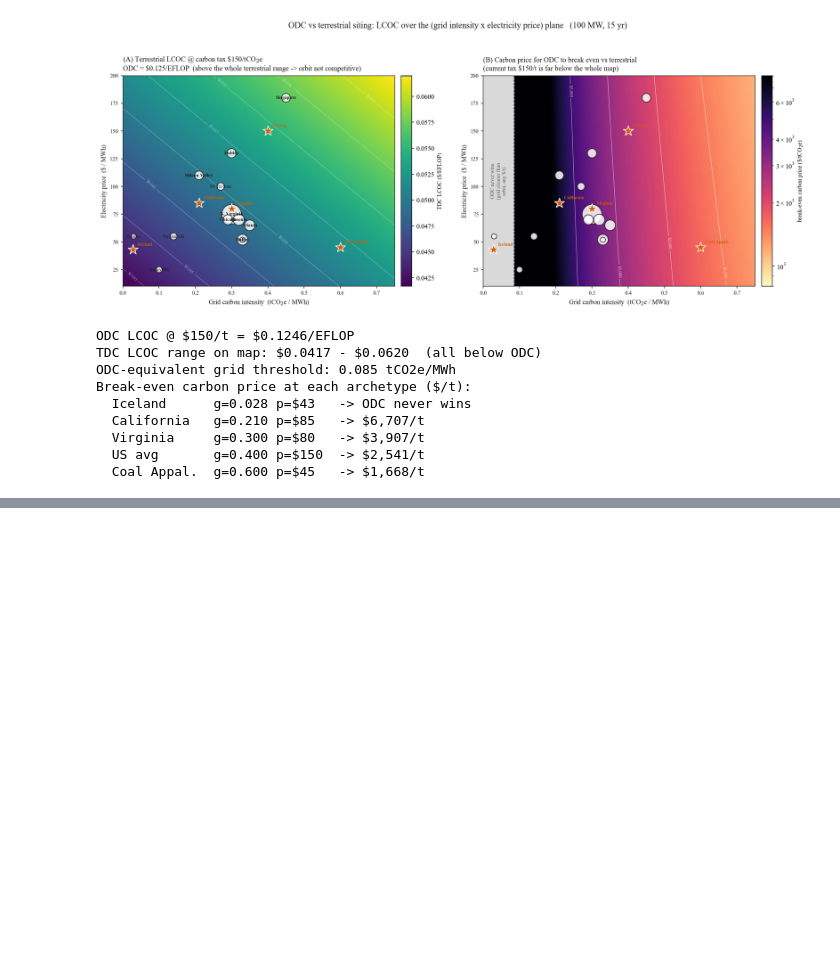
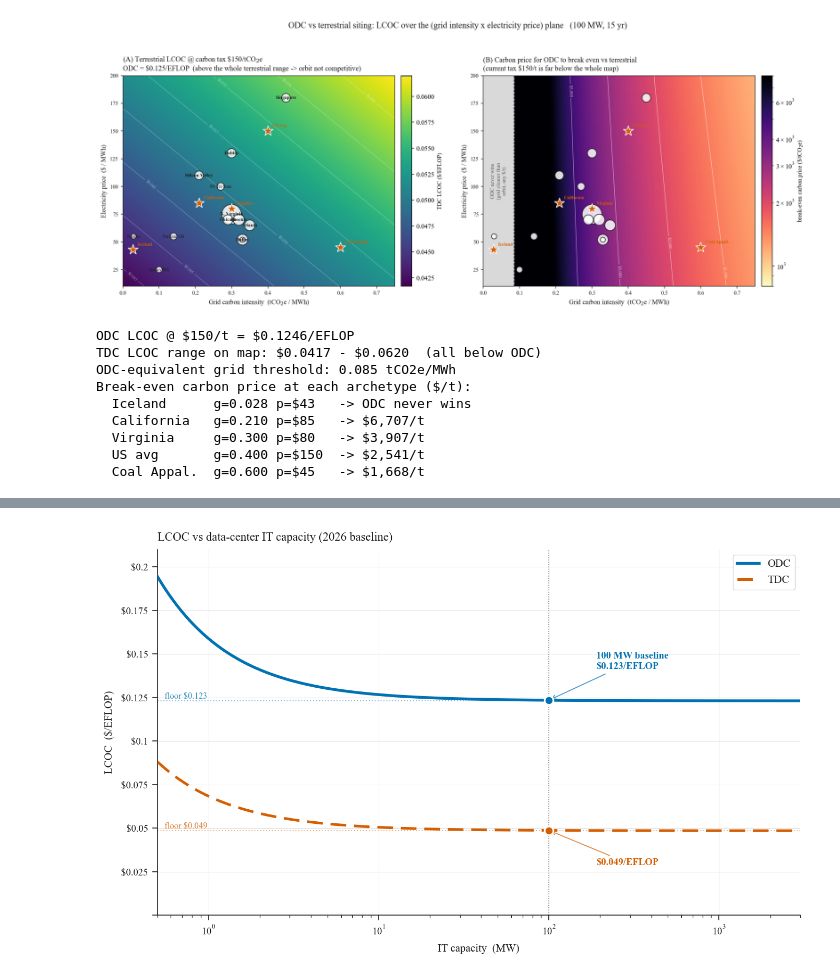
Before and after one commit to clbanjai/Spacing-Data-Centers, a Jupyter notebook: odc_lcoc_v3.ipynb, the cells around one changed output, grey strips where cells are left out. Saved outputs shown, nothing was run; the diff lists cells and outputs as text; code cells hidden in the pictures; blank space fills up the shorter version.

```diff
--- a/odc_lcoc_v3.ipynb
+++ b/odc_lcoc_v3.ipynb
@@ -3411,0 +3620,85 @@ Break-even carbon price at each archetype ($/t):
+# %%
+# =============================================================================
+# IT-CAPACITY SWEEP  (paste AFTER the model cells 3-5 and the styling cell 7)
+# LCOC vs data-center IT capacity at the 2026 baseline, ODC vs TDC.
+#
+# Mechanism: PV/radiator/IT mass, launch, IT cost and compute output all scale
+# linearly with capacity (the ODC radiator geometry stays self-similar, so its
+# area is linear too). The ONLY capacity-independent costs are the fixed ground-
+# ops labor ($3.75M/yr, both) and the ODC fixed data downlink. LCOC therefore
+# falls as those fixed costs spread over more compute, then flattens to a floor.
+#
+# Q_COMPUTE is a module global read by calculate_lcoc/mass_budget/annual_eflop,
+# so we rebind it per capacity and RESTORE it afterwards (try/finally). The TDC
+# per-kW model is size-invariant except for fixed labor, which we pass explicitly.
+# =============================================================================
+import numpy as np
+import matplotlib.pyplot as plt
+
+caps_MW = np.logspace(np.log10(0.5), np.log10(3000), 200)
+odc_lcoc, tdc_lcoc = [], []
+
+_Q_COMPUTE_SAVED = Q_COMPUTE
+try:
+    for C in caps_MW:
+        Q_COMPUTE = float(C * 1e6)                                   # rebind global (W)
+        odc_lcoc.append(calculate_lcoc(BASELINE)['lcoc'])
+        tdc_lcoc.append(terrestrial_lcoc(BASELINE.gamma_PFLOPS_per_kW,
+                                         labor_per_kW_yr=ANNUAL_LABOR_COST / (C * 1000)))
+finally:
+    Q_COMPUTE = _Q_COMPUTE_SAVED                                     # restore 100 MW
+odc_lcoc = np.array(odc_lcoc)
+tdc_lcoc = np.array(tdc_lcoc)
+
+# baseline (100 MW) reference points
+_Q_COMPUTE_SAVED = Q_COMPUTE
+try:
+    Q_COMPUTE = 100e6
+    odc_100 = calculate_lcoc(BASELINE)['lcoc']
+finally:
+    Q_COMPUTE = _Q_COMPUTE_SAVED
+tdc_100 = terrestrial_lcoc(BASELINE.gamma_PFLOPS_per_kW,
+                           labor_per_kW_yr=ANNUAL_LABOR_COST / (100 * 1000))
+odc_floor, tdc_floor = odc_lcoc[-1], tdc_lcoc[-1]
+
+# ------------------------------------------------------------- plot -----------
+fig, ax = plt.subplots(figsize=(9.2, 5.7))
+
+# large-scale floors (asymptotes)
+ax.axhline(odc_floor, color=ODC_COLOR, lw=0.9, ls=(0, (1, 2)), alpha=0.55, zorder=2)
+ax.axhline(tdc_floor, color=TDC_COLOR, lw=0.9, ls=(0, (1, 2)), alpha=0.55, zorder=2)
+ax.text(0.52, odc_floor, f'  floor ${odc_floor:.3f}', color=ODC_COLOR, fontfamily=FONT,
+        fontsize=8, va='bottom', ha='left', alpha=0.8)
+ax.text(0.52, tdc_floor, f'  floor ${tdc_floor:.3f}', color=TDC_COLOR, fontfamily=FONT,
+        fontsize=8, va='bottom', ha='left', alpha=0.8)
+
+# curves
+ax.plot(caps_MW, odc_lcoc, color=ODC_COLOR, lw=2.6, zorder=5, label='ODC')
+ax.plot(caps_MW, tdc_lcoc, color=TDC_COLOR, lw=2.4, ls=(0, (6, 3)), zorder=5, label='TDC')
+
+# 100 MW baseline marker
+ax.axvline(100, color=INK, lw=0.8, ls=':', alpha=0.5, zorder=1)
+ax.plot(100, odc_100, 'o', color=ODC_COLOR, ms=8, markeredgecolor=BG, markeredgewidth=1.5, zorder=7)
+ax.plot(100, tdc_100, 'o', color=TDC_COLOR, ms=8, markeredgecolor=BG, markeredgewidth=1.5, zorder=7)
+ax.annotate(f'100 MW baseline\n${odc_100:.3f}/EFLOP', xy=(100, odc_100),
+            xytext=(190, odc_100 + 0.018), fontsize=9, color=ODC_COLOR, fontfamily=FONT,
+            fontweight='bold', arrowprops=dict(arrowstyle='->', color=ODC_COLOR, alpha=0.7, lw=0.9))
+ax.annotate(f'${tdc_100:.3f}/EFLOP', xy=(100, tdc_100),
+            xytext=(190, tdc_100 - 0.02), fontsize=9, color=TDC_COLOR, fontfamily=FONT,
+            fontweight='bold', arrowprops=dict(arrowstyle='->', color=TDC_COLOR, alpha=0.7, lw=0.9))
+
+leg = ax.legend(loc='upper right', frameon=True, framealpha=1.0, edgecolor=GRID,
+                facecolor='white', prop={'family': FONT, 'size': 10})
+leg.get_frame().set_linewidth(0.6)
+for t in leg.get_texts(): t.set_color(INK)
+
+style_axes(ax, fig,
+    title='LCOC vs data-center IT capacity (2026 baseline)',
+    # subtitle='Economies of scale: fixed ground-ops labor (both) + fixed data downlink (ODC) spread over more compute',
+    xlabel='IT capacity  (MW)', ylabel='LCOC  ($/EFLOP)',
+    x_log=True, y_log=False, x_dollar=False, y_dollar=True,
+    xlim=(0.5, 3000), ylim=(0.0, 0.21))
+plt.tight_layout()
+plt.show()
+# %% [output]
+[figure, added]
```
Also changed, not shown: parts of 7 cells of this notebook.
